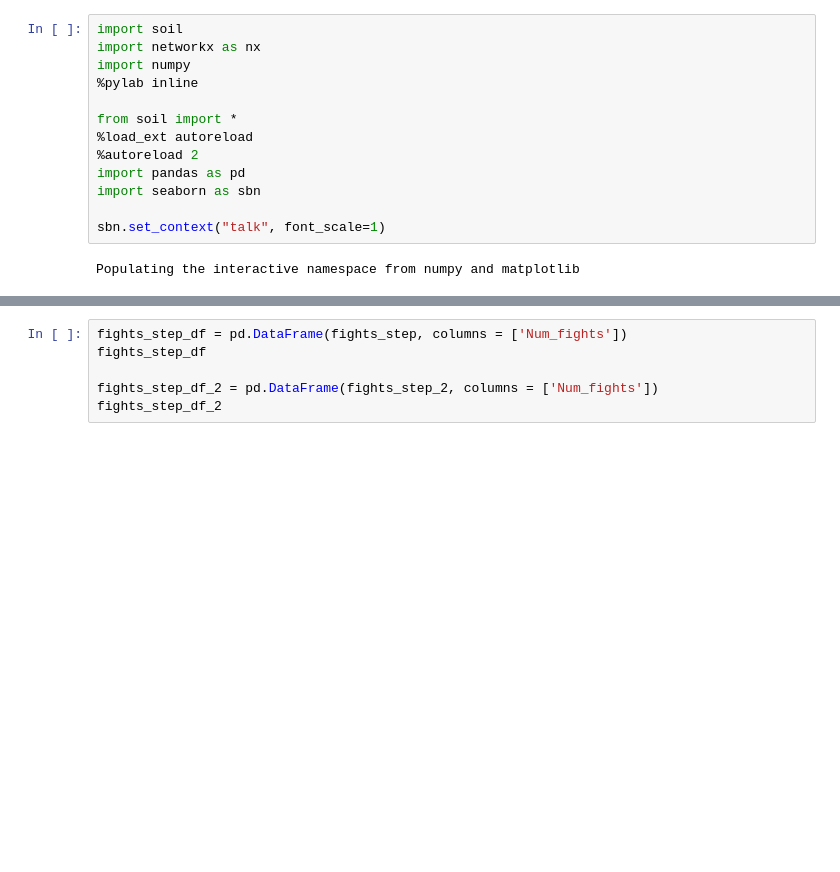
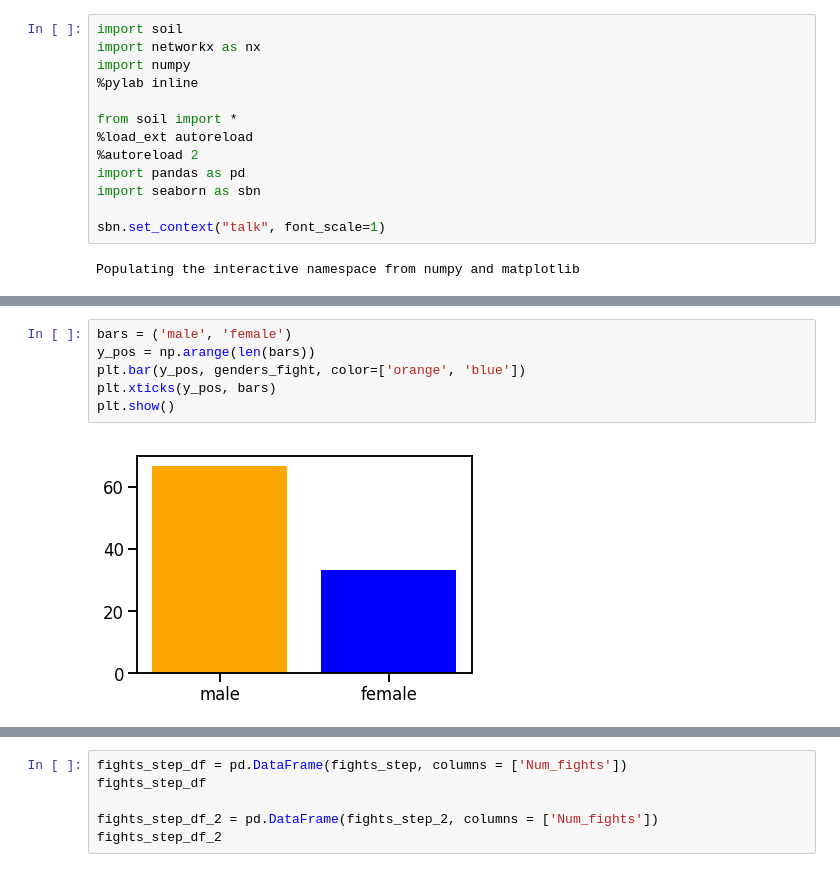
Before and after one commit to amujica/Pubcrawl, a Jupyter notebook: Datos.ipynb, the cells around one changed output, grey strips where cells are left out. Cells and saved outputs as stored; diff of their text form; blank space fills up the shorter version.

```diff
--- a/Datos.ipynb
+++ b/Datos.ipynb
@@ -44,0 +214,8 @@ data_fights
+# %%
+bars = ('male', 'female')
+y_pos = np.arange(len(bars))
+plt.bar(y_pos, genders_fight, color=['orange', 'blue'])
+plt.xticks(y_pos, bars)
+plt.show()
+# %% [output]
+[figure, added]
```
Also changed, not shown: parts of 12 cells of this notebook, 1 other file.
